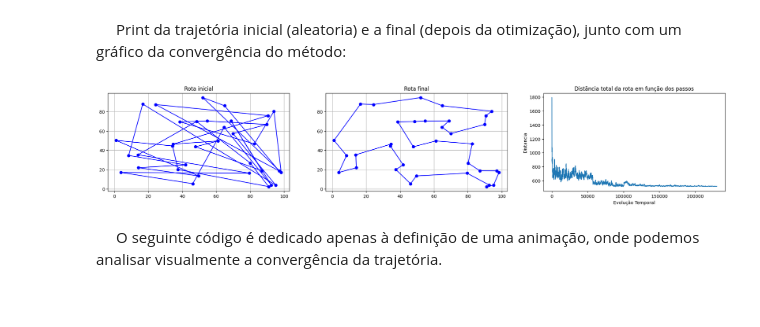
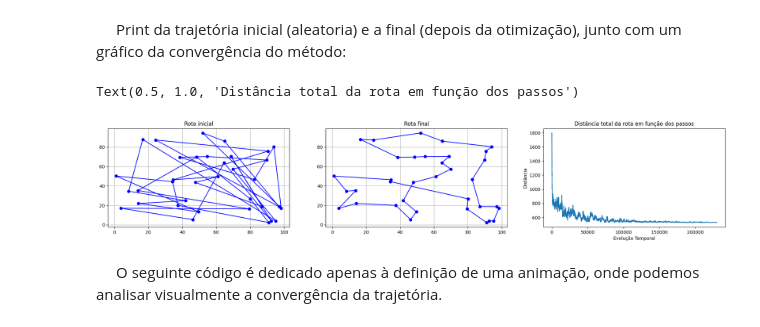
Before and after one commit to Wally-sson/pys, a Jupyter notebook: Problema do Caxeiro Viajante.ipynb, the cells around one changed output. Drawn from its saved outputs; the diff is of its cells as text; code cells hidden in the pictures.

```diff
--- a/Problema do Caxeiro Viajante.ipynb
+++ b/Problema do Caxeiro Viajante.ipynb
@@ -129,11 +129,9 @@ $\quad$ O vetor de cidades (**cidades_NN**) utilizados anteriormente tem com ele
 # %%
-cidades_SA_1 = cidades.copy()
-
-aux = cidades_SA_1.copy()
-cidades_SA_1 = np.zeros([N+1,2], float)
+aux = cidades.copy()
+cidades_SA = np.zeros([N+1,2], float)
 for i in range(N):
-    cidades_SA_1[i] = aux[i]
-cidades_SA_1[N] = cidades_SA_1[0]
+    cidades_SA[i] = aux[i]
+cidades_SA[N] = cidades_SA[0]
 # %% [markdown]
 $\quad$ Para cada para de cidades, teremos que calcular a distância euclidiana entre elas. Assim, vamos definir uma função que calcula essa distância entre duas cidades, justamente com umaa função que, dado o vetor com todas as cidades, calcula a distância total seguindo o caminho anteriomente definido (seguindo a ordem natural do vetor).
 # %%
@@ -181,46 +179,31 @@ def evoluir(cidades_SA, N, L, Tmin, tau):
 # %% [markdown]
 $\quad$ Definida a função, podemos fornecer a condição inicial anteriormente definida e obter o caminho otimizado, passando como argumento os devidos parâmetros.
 # %%
-cidades_SA_1, quadros_SA_1, distancias = evoluir(cidades_SA_1, N, L, 1, 1e5)
+cidades_SA, quadros_SA, distancias = evoluir(cidades_SA, N, L, 1, 1e5)
 # %% [markdown]
 $\quad$ Print da trajetória inicial (aleatoria) e a final (depois da otimização), junto com um gráfico da convergência do método:
 # %%
 fig, axes = plt.subplots(1, 3, figsize=(25, 4))  # 1 linha, 3 colunas
 
-r_inicial = quadros_SA_1[0]
-r_final = quadros_SA_1[-1]
+rotas = [quadros_SA[0], quadros_SA[-1]]
+titulos = ["Rota inicial", "Rota final"]
 
-for i in range(N-1):
-        x1,y1 = r_inicial[i,0],r_inicial[i,1]
-        x2,y2 = r_inicial[i+1,0],r_inicial[i+1,1]
-        axes[0].plot([x1, x2], [y1, y2], 'bo-')
-        axes[0].plot(x1, y1, f'C{i + 1}')
-
-        x1,y1 = r_final[i,0],r_final[i,1]
-        x2,y2 = r_final[i+1,0],r_final[i+1,1]
-        axes[1].plot([x1, x2], [y1, y2], 'bo-')
-        axes[1].plot(x1, y1, f'C{i + 1}')
-
-x1, y1 = r_inicial[N-1,0], r_inicial[N-1,1]
-x2, y2 = r_inicial[0,0], r_inicial[0,1]
-axes[0].plot([x1, x2], [y1, y2], 'bo-')
-axes[0].grid(True)
-axes[0].set_title("Rota inicial")
-
-x1, y1 = r_final[N-1,0], r_final[N-1,1]
-x2, y2 = r_final[0,0], r_final[0,1]
-axes[1].plot([x1, x2], [y1, y2], 'bo-')
-axes[1].grid(True)
-axes[1].set_title("Rota final")
+for idx, rota in enumerate(rotas):
+    for i in range(N):
+        x1, y1 = rota[i]
+        x2, y2 = rota[(i + 1) % N]  # conecta com o próximo, fecha o ciclo
+        axes[idx].plot([x1, x2], [y1, y2], 'bo-')
+        axes[idx].plot(x1, y1, f'C{i + 1}')
+    axes[idx].grid(True)
+    axes[idx].set_title(titulos[idx])
 
 axes[2].plot(distancias)
 axes[2].set_xlabel("Evolução Temporal")
-axes[2].set_ylabel("Distancia")
-axes[2].set_title("Distãncia total da rota em função dos passos")
-
-plt.show()
+axes[2].set_ylabel("Distância")
+axes[2].set_title("Distância total da rota em função dos passos")
 # %% [output]
+Text(0.5, 1.0, 'Distância total da rota em função dos passos')
-[figure, old version]
+[figure, new version]
 # %% [markdown]
 $\quad$ O seguinte código é dedicado apenas à definição de uma animação, onde podemos analisar visualmente a convergência da trajetória.
 # %%
```
Also changed, not shown: parts of 23 cells of this notebook, 3 other files.
